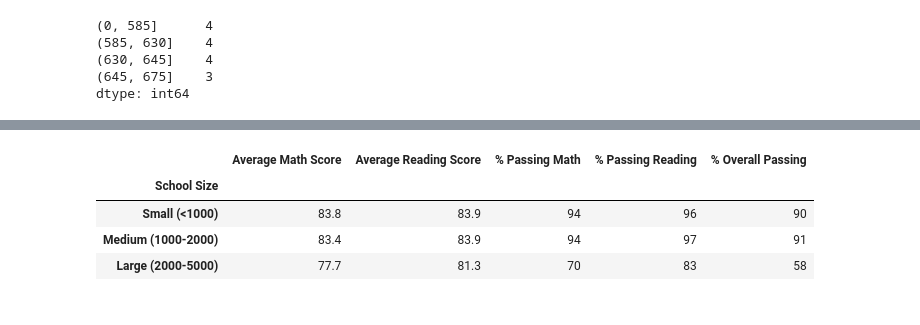
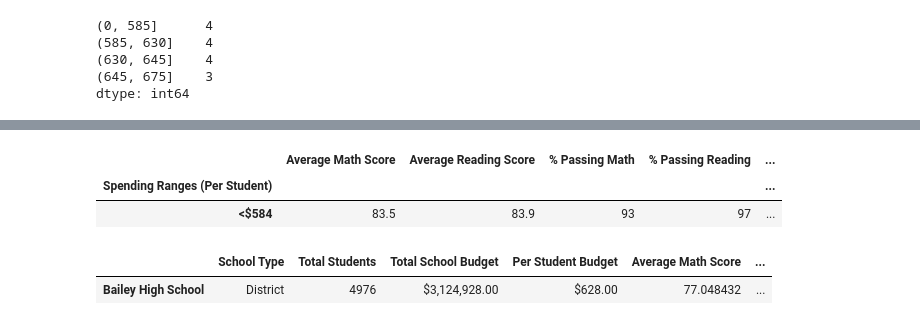
Before and after one commit to rmckinno/School_District_Analysis, a Jupyter notebook: PyCitySchools.ipynb, the cells around one changed output, grey strips where cells are left out. Saved outputs shown, nothing was run; the diff lists cells and outputs as text; code cells hidden in the pictures.

```diff
--- a/PyCitySchools.ipynb
+++ b/PyCitySchools.ipynb
@@ -878,19 +536,17 @@ size_summary_df = pd.DataFrame({
-# %%
-# Formatting.
-size_summary_df["Average Math Score"] = size_summary_df["Average Math Score"].map("{:.1f}".format)
-
-size_summary_df["Average Reading Score"] = size_summary_df["Average Reading Score"].map("{:.1f}".format)
-
-size_summary_df["% Passing Math"] = size_summary_df["% Passing Math"].map("{:.0f}".format)
-
-size_summary_df["% Passing Reading"] = size_summary_df["% Passing Reading"].map("{:.0f}".format)
-
-size_summary_df["% Overall Passing"] = size_summary_df["% Overall Passing"].map("{:.0f}".format)
-
-size_summary_df
-# %% [output]
-|  | Average Math Score | Average Reading Score | % Passing Math | % Passing Reading | % Overall Passing |
-| School Size |  |  |  |  |  |
-| Small (<1000) | 83.8 | 83.9 | 94 | 96 | 90 |
-| Medium (1000-2000) | 83.4 | 83.9 | 94 | 97 | 91 |
-| Large (2000-5000) | 77.7 | 81.3 | 70 | 83 | 58 |
+# %%
+# Formatting
+spending_summary_df["Average Math Score"] = spending_summary_df["Average Math Score"].map("{:.1f}".format)
+
+spending_summary_df["Average Reading Score"] = spending_summary_df["Average Reading Score"].map("{:.1f}".format)
+
+spending_summary_df["% Passing Math"] = spending_summary_df["% Passing Math"].map("{:.0f}".format)
+
+spending_summary_df["% Passing Reading"] = spending_summary_df["% Passing Reading"].map("{:.0f}".format)
+
+spending_summary_df["% Overall Passing"] = spending_summary_df["% Overall Passing"].map("{:.0f}".format)
+
+spending_summary_df.head(1)
+# %% [output]
+|  | Average Math Score | Average Reading Score | % Passing Math | % Passing Reading | ... |
+| Spending Ranges (Per Student) |  |  |  |  | ... |
+| <$584 | 83.5 | 83.9 | 93 | 97 | ... |
@@ -896,0 +557,8 @@ size_summary_df
+# %%
+# Categorize spending based on the bins.
+per_school_summary_df["School Size"] = pd.cut(per_school_summary_df["Total Students"], size_bins, labels=group_names)
+
+per_school_summary_df.head(1)
+# %% [output]
+|  | School Type | Total Students | Total School Budget | Per Student Budget | Average Math Score | ... |
+| Bailey High School | District | 4976 | $3,124,928.00 | $628.00 | 77.048432 | ... |
```
Also changed, not shown: parts of 30 cells of this notebook.
